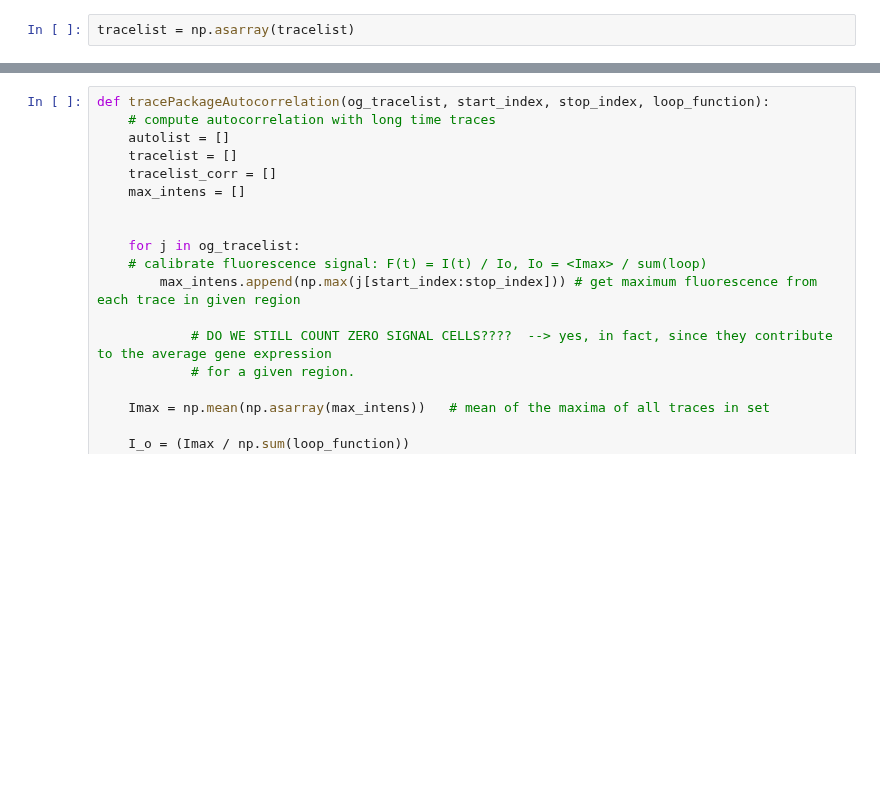
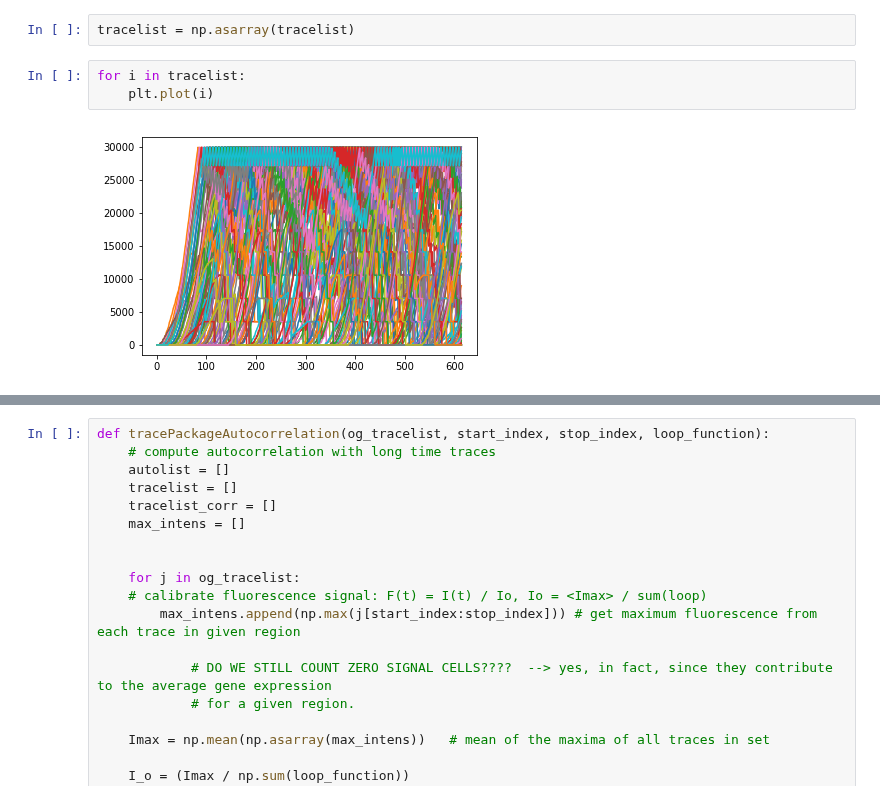
Before and after one commit to tlmakinen/bursting-IGMM, a Jupyter notebook: autocorrelation/desponds-positive-control.ipynb, the cells around one changed output, grey strips where cells are left out. Cells and saved outputs as stored; diff of their text form; blank space fills up the shorter version.

```diff
--- a/autocorrelation/desponds-positive-control.ipynb
+++ b/autocorrelation/desponds-positive-control.ipynb
@@ -84,6 +104,11 @@ for i in range(num):
 table = Table.read('desponds_data/embryo1-anterior-nc13.csv')
 # %%
 tracelist = np.asarray(tracelist)
+# %%
+for i in tracelist:
+    plt.plot(i)
+# %% [output]
+[figure, added]
 # %%
 plt.plot(np.arange(len(tracelist[1])), tracelist[32])
 plt.show()
```
Also changed, not shown: parts of 26 cells of this notebook.
